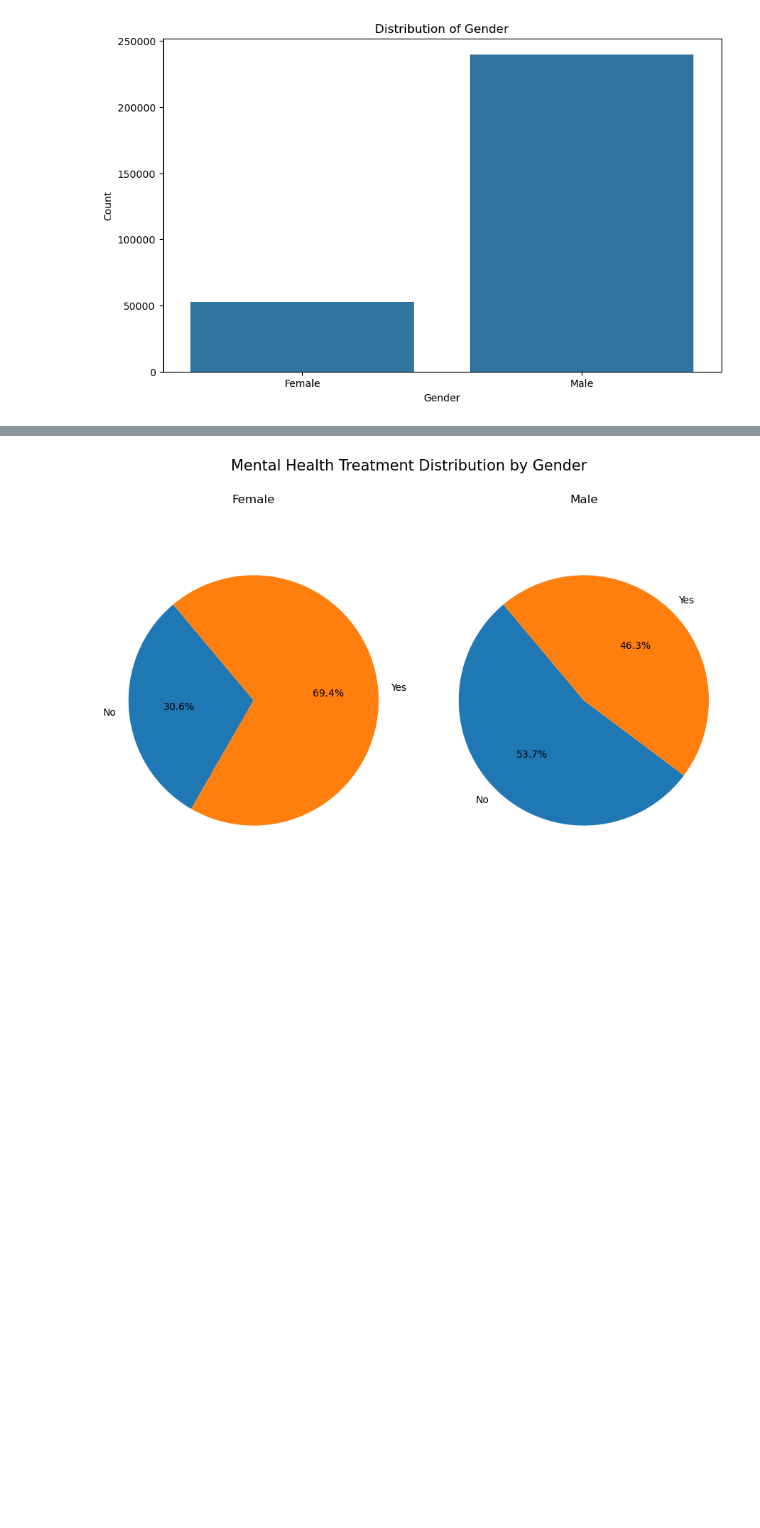
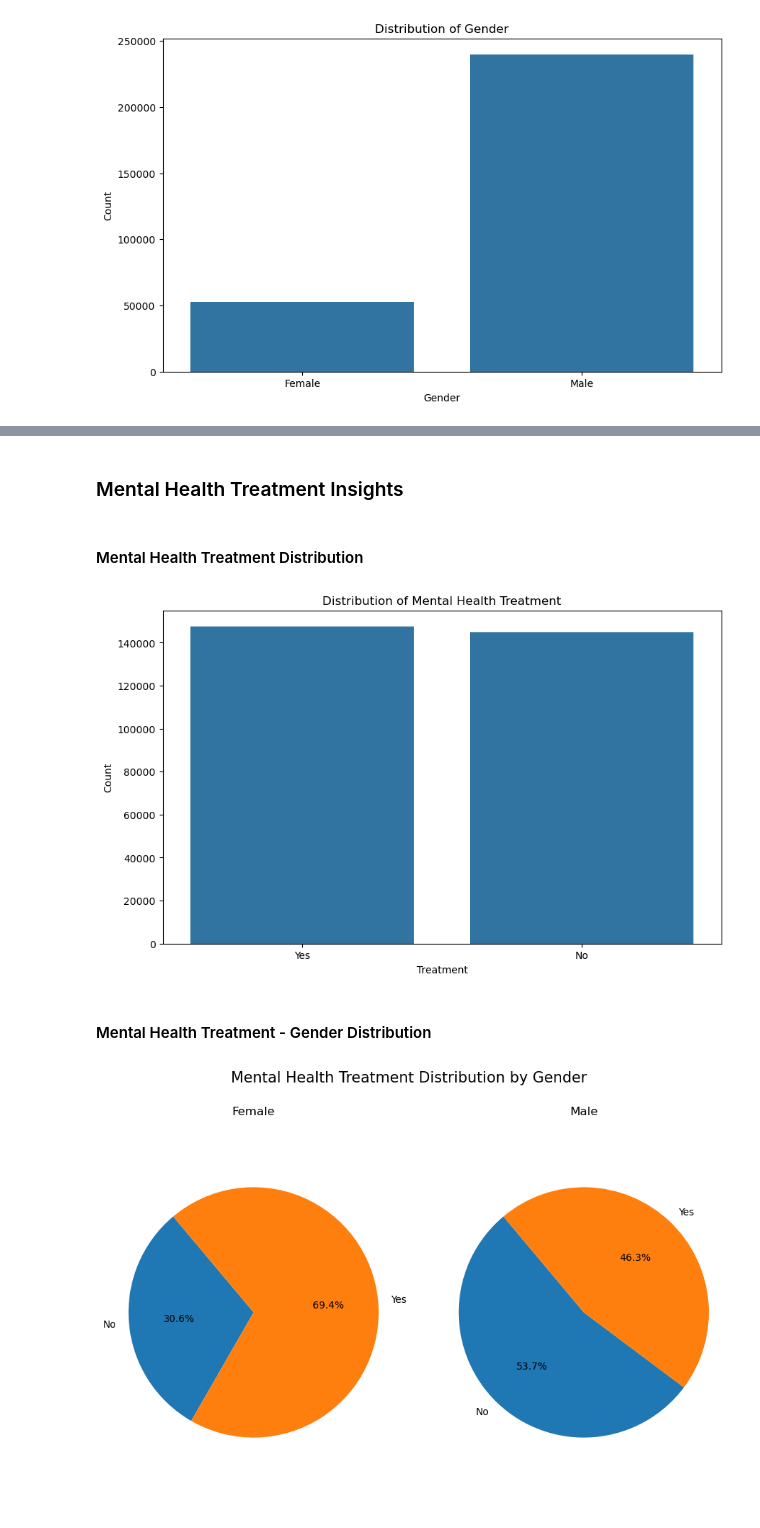
Before and after one commit to reneczka/mental-health, a Jupyter notebook: mental_health.ipynb, the cells around one changed output, grey strips where cells are left out. Drawn from its saved outputs; the diff is of its cells as text; code cells hidden in the pictures; blank space fills up the shorter version.

```diff
--- a/mental_health.ipynb
+++ b/mental_health.ipynb
@@ -110 +171,16 @@ plt.show()
+# %% [markdown]
+### Mental Health Treatment Insights
+# %% [markdown]
+#### Mental Health Treatment Distribution
+# %%
+plt.figure(figsize=(10, 6))
+sns.countplot(data=df, x='treatment')
+plt.title('Distribution of Mental Health Treatment')
+plt.xlabel('Treatment')
+plt.ylabel('Count')
+plt.show()
+# %% [output]
+[figure, added]
+# %% [markdown]
+#### Mental Health Treatment - Gender Distribution
 # %%
```
Also changed, not shown: parts of 20 cells of this notebook, 5 other files.
